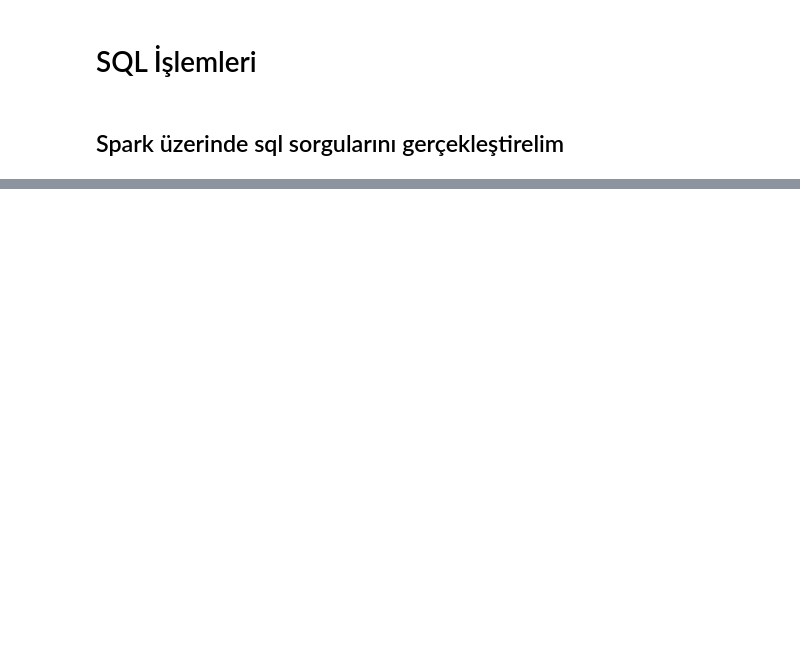
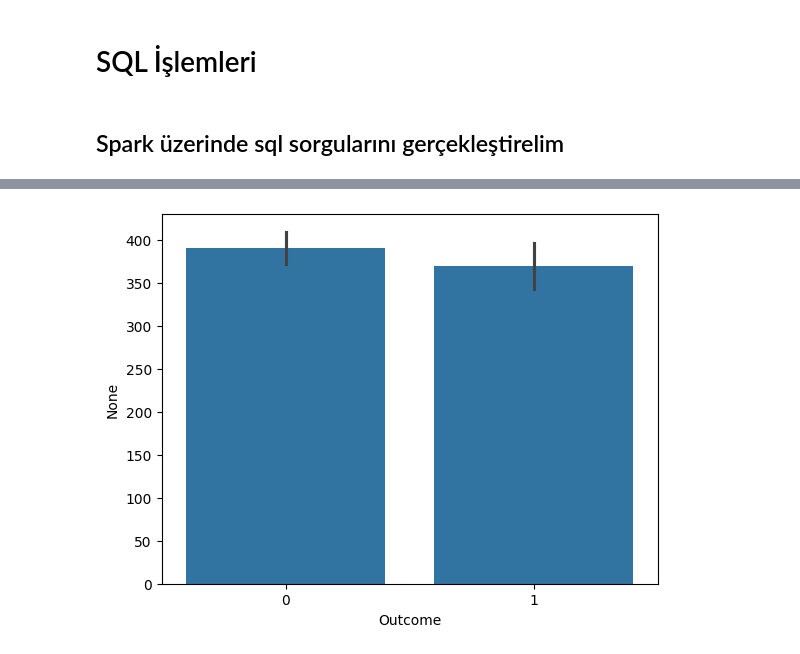
Before and after one commit to ibkya/Analysing-Big-Data-with-Apache-Spark, a Jupyter notebook: big-data-analysis-w-spark.ipynb, the cells around one changed output, grey strips where cells are left out. Cells and saved outputs as stored; diff of their text form; code cells hidden in the pictures; blank space fills up the shorter version.

Commit message:
added visualization big data methods
This commit is about step by step Visualization Big Data operations.

```diff
--- a/big-data-analysis-w-spark.ipynb
+++ b/big-data-analysis-w-spark.ipynb
@@ -697,0 +622,3 @@ org.apache.spark.SparkException: Exception thrown in awaitResult:
+# %%
+sdf = spark_df.toPandas()
+sdf
@@ -697,0 +639,4 @@ org.apache.spark.SparkException: Exception thrown in awaitResult:
+# %%
+sns.barplot(x= "Outcome", y = sdf.Outcome.index, data = sdf);
+# %% [output]
+[figure, added]
```
Also changed, not shown: parts of 12 cells of this notebook.
